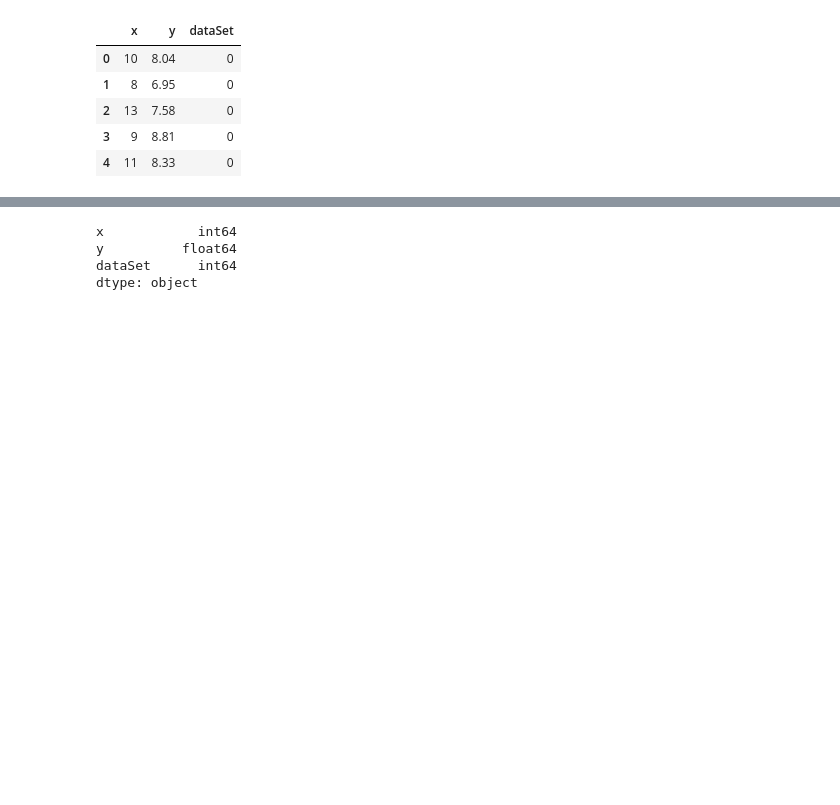
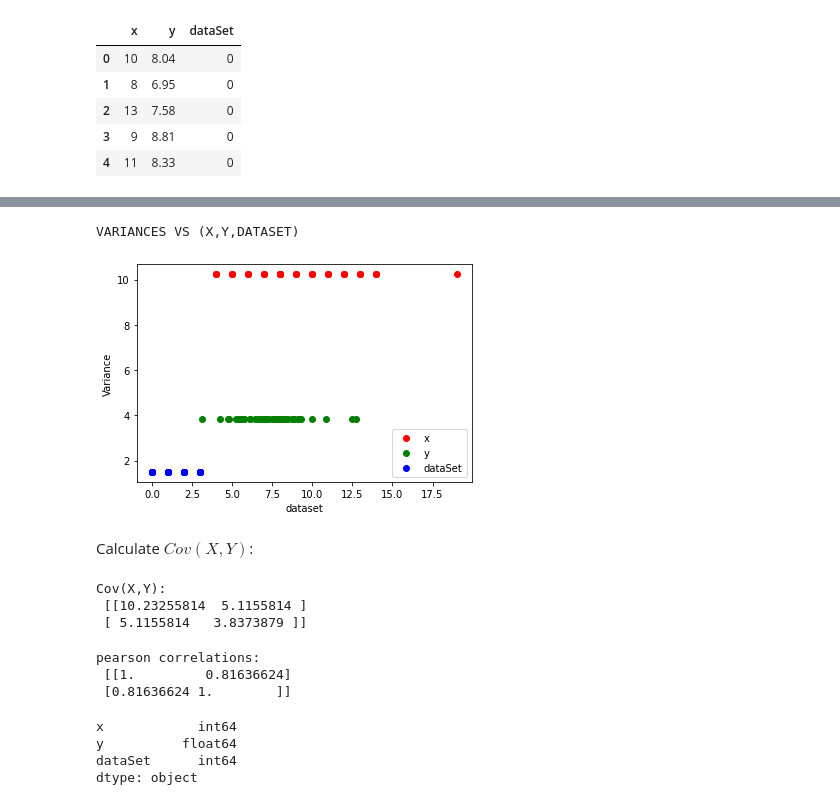
Before and after one commit to kmiec96/Modern-data-science, a Jupyter notebook: ML_2021_set4.ipynb, the cells around one changed output, grey strips where cells are left out. Cells and saved outputs as stored; diff of their text form; code cells hidden in the pictures; blank space fills up the shorter version.

```diff
--- a/ML_2021_set4.ipynb
+++ b/ML_2021_set4.ipynb
@@ -219,3 +250,29 @@ data.head()
+# %%
+print("VARIANCES VS (X,Y,DATASET)")
+plt.scatter(data["x"], np.array(np.dot(data["x"].var(),np.ones(data["x"].size))), label="x", color = "red")
+plt.scatter(data["y"], np.array(np.dot(data["y"].var(),np.ones(data["y"].size))), label="y", color = "green")
+plt.scatter(data["dataSet"], np.array(np.dot(data["dataSet"].mean(),np.ones(data["dataSet"].size))), label="dataSet", color = "blue")
+plt.xlabel("dataset")
+plt.ylabel("Variance")
+plt.legend()
+plt.show()
+# %% [output]
+VARIANCES VS (X,Y,DATASET)
+[figure, added]
+# %% [markdown]
+Calculate $Cov(X,Y)$:
+# %%
+print("Cov(X,Y):\n", np.cov(data["x"],data["y"]))
+# %% [output]
+Cov(X,Y):
+ [[10.23255814  5.1155814 ]
+ [ 5.1155814   3.8373879 ]]
+# %%
+print("pearson correlations:\n",np.corrcoef(data["x"],data["y"]))
+# %% [output]
+pearson correlations:
+ [[1.         0.81636624]
+ [0.81636624 1.        ]]
 # %%
 data.dtypes
 # %% [output]
```
Also changed, not shown: parts of 7 cells of this notebook.
